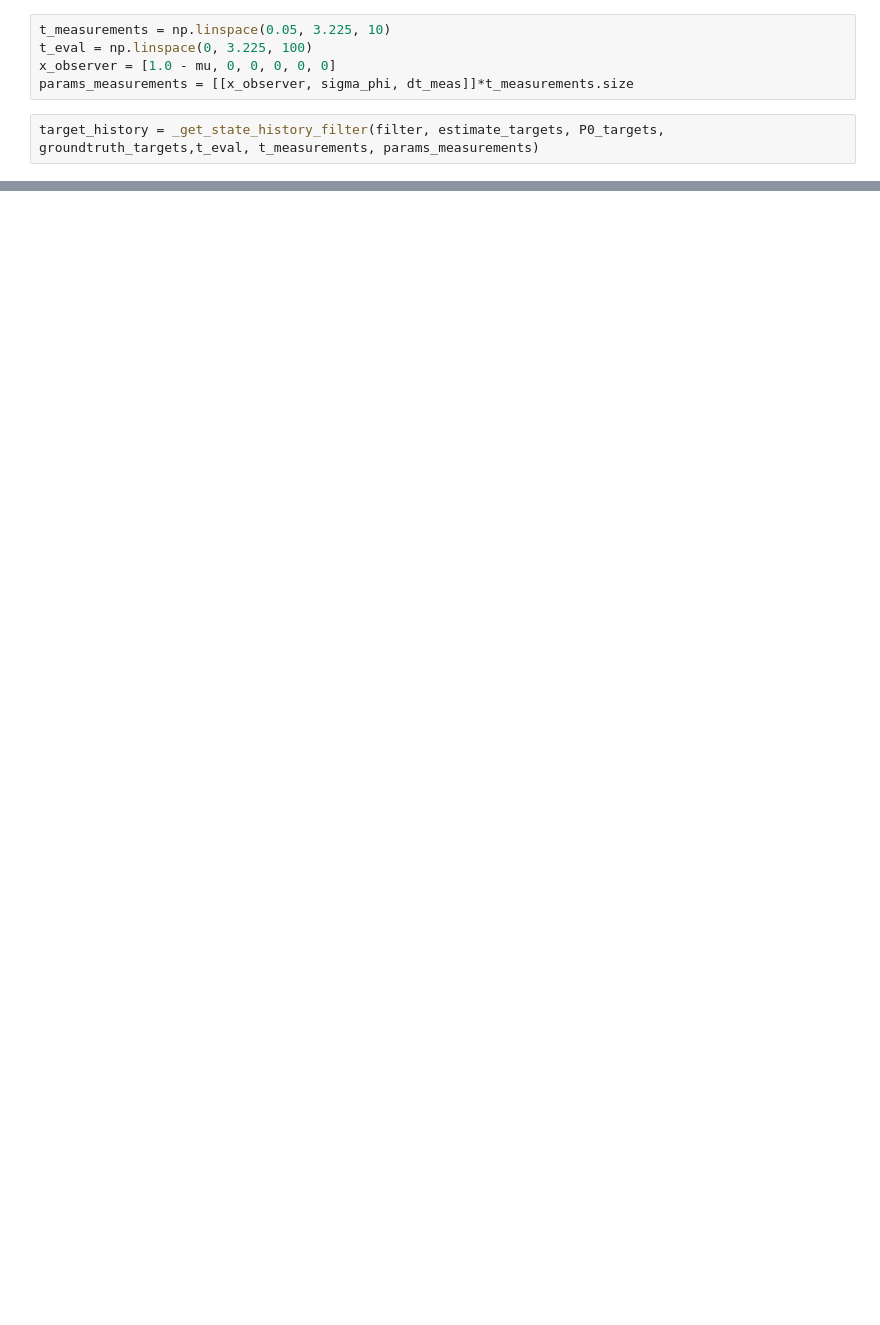
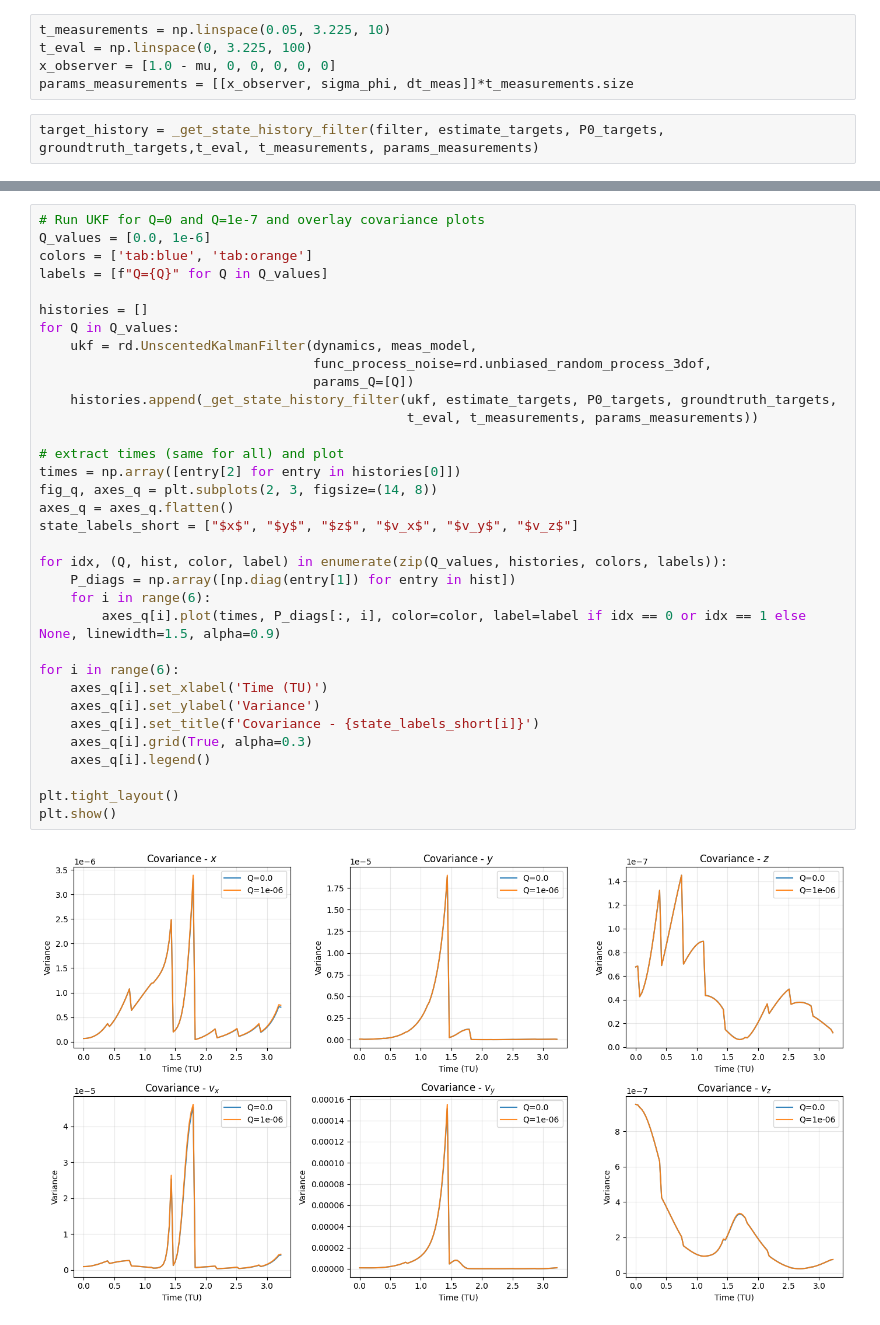
Before and after one commit to Malav-P/rudolfpy, a Jupyter notebook: examples/ukf.ipynb, the cells around one changed output, grey strips where cells are left out. Saved outputs shown, nothing was run; the diff lists cells and outputs as text; blank space fills up the shorter version.

Commit message:
process noise study

```diff
--- a/examples/ukf.ipynb
+++ b/examples/ukf.ipynb
@@ -88,0 +89,36 @@ plot_state_history(
+# %%
+# Run UKF for Q=0 and Q=1e-7 and overlay covariance plots
+Q_values = [0.0, 1e-6]
+colors = ['tab:blue', 'tab:orange']
+labels = [f"Q={Q}" for Q in Q_values]
+
+histories = []
+for Q in Q_values:
+    ukf = rd.UnscentedKalmanFilter(dynamics, meas_model,
+                                   func_process_noise=rd.unbiased_random_process_3dof,
+                                   params_Q=[Q])
+    histories.append(_get_state_history_filter(ukf, estimate_targets, P0_targets, groundtruth_targets,
+                                               t_eval, t_measurements, params_measurements))
+
+# extract times (same for all) and plot
+times = np.array([entry[2] for entry in histories[0]])
+fig_q, axes_q = plt.subplots(2, 3, figsize=(14, 8))
+axes_q = axes_q.flatten()
+state_labels_short = ["$x$", "$y$", "$z$", "$v_x$", "$v_y$", "$v_z$"]
+
+for idx, (Q, hist, color, label) in enumerate(zip(Q_values, histories, colors, labels)):
+    P_diags = np.array([np.diag(entry[1]) for entry in hist])
+    for i in range(6):
+        axes_q[i].plot(times, P_diags[:, i], color=color, label=label if idx == 0 or idx == 1 else None, linewidth=1.5, alpha=0.9)
+
+for i in range(6):
+    axes_q[i].set_xlabel('Time (TU)')
+    axes_q[i].set_ylabel('Variance')
+    axes_q[i].set_title(f'Covariance - {state_labels_short[i]}')
+    axes_q[i].grid(True, alpha=0.3)
+    axes_q[i].legend()
+
+plt.tight_layout()
+plt.show()
+# %% [output]
+[figure, added]
```
Also changed, not shown: parts of 2 cells of this notebook.
